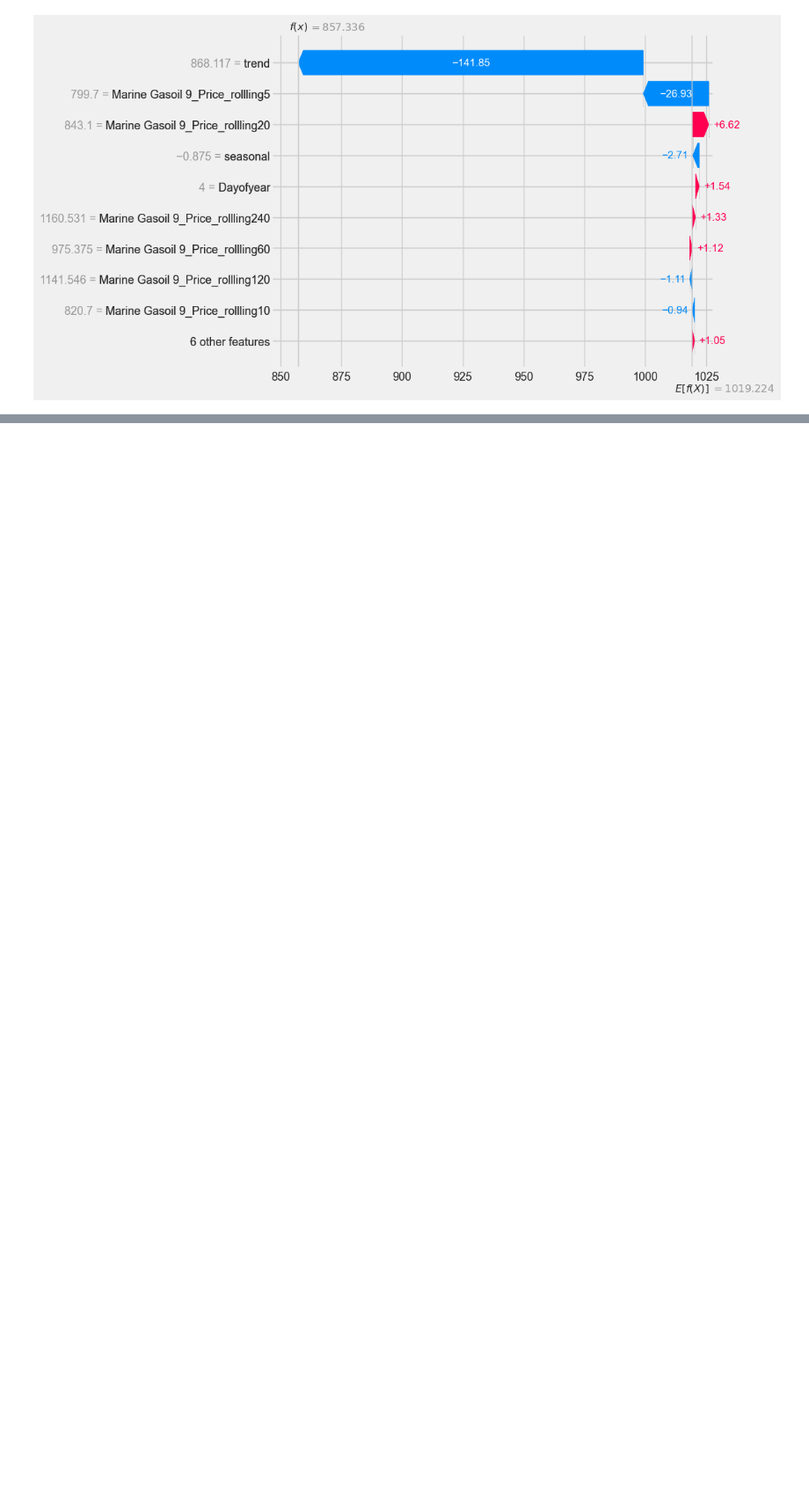
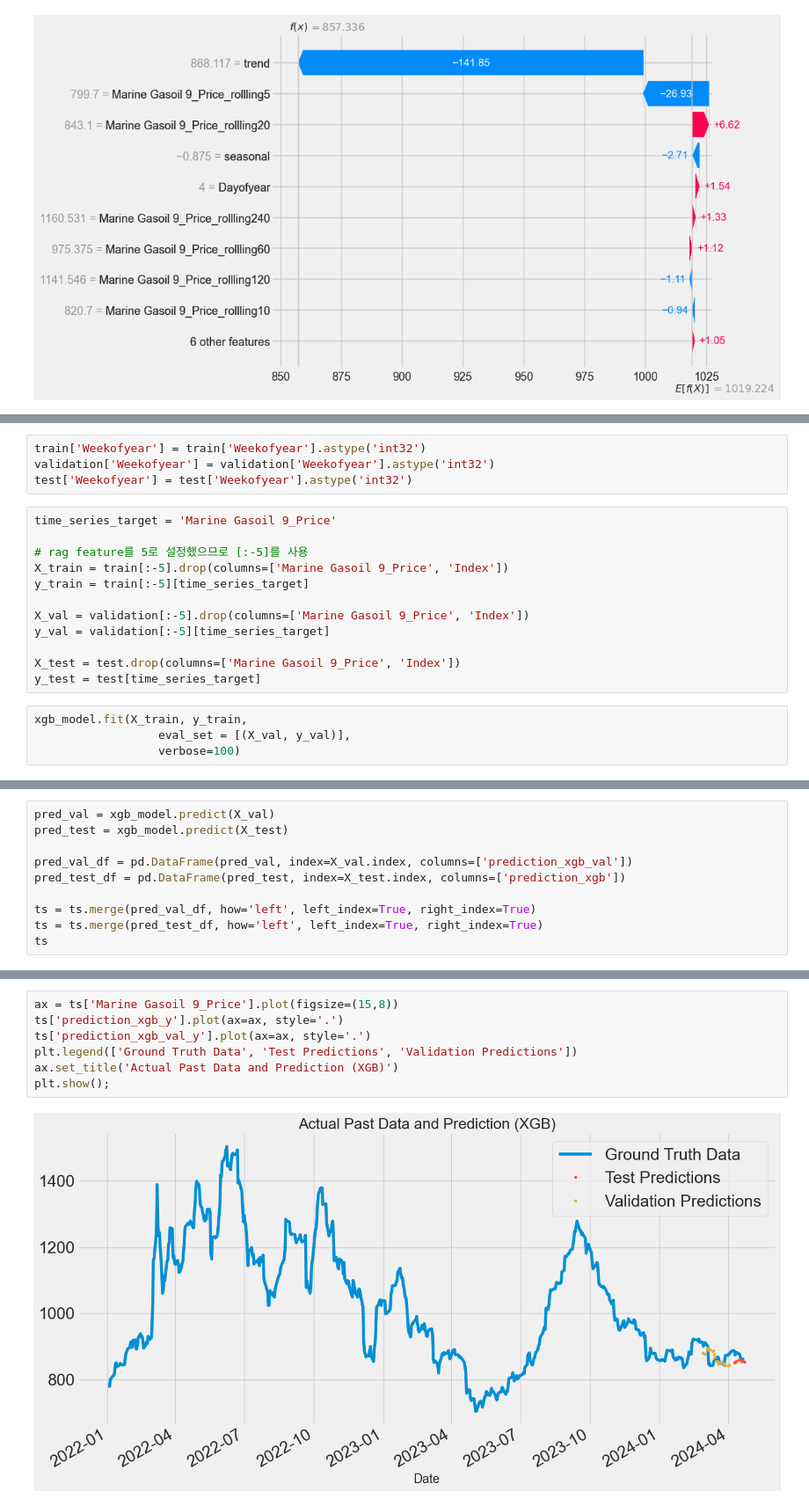
Before and after one commit to Gyu-Ri-Park/aiffel_quest, a Jupyter notebook: AiffelThon/240509_timeseries_ML_xgb.ipynb, the cells around one changed output, grey strips where cells are left out. Shown at 88% size. Saved outputs shown, nothing was run; the diff lists cells and outputs as text; blank space fills up the shorter version.

```diff
--- a/AiffelThon/240509_timeseries_ML_xgb.ipynb
+++ b/AiffelThon/240509_timeseries_ML_xgb.ipynb
@@ -589,0 +603,20 @@ shap.waterfall_plot(shap.Explanation(values=shap_values_xgb[0],
+# %%
+train['Weekofyear'] = train['Weekofyear'].astype('int32')
+validation['Weekofyear'] = validation['Weekofyear'].astype('int32')
+test['Weekofyear'] = test['Weekofyear'].astype('int32')
+# %%
+time_series_target = 'Marine Gasoil 9_Price'
+
+# rag feature를 5로 설정했으므로 [:-5]를 사용
+X_train = train[:-5].drop(columns=['Marine Gasoil 9_Price', 'Index'])
+y_train = train[:-5][time_series_target]
+
+X_val = validation[:-5].drop(columns=['Marine Gasoil 9_Price', 'Index'])
+y_val = validation[:-5][time_series_target]
+
+X_test = test.drop(columns=['Marine Gasoil 9_Price', 'Index'])
+y_test = test[time_series_target]
+# %%
+xgb_model.fit(X_train, y_train,
+                  eval_set = [(X_val, y_val)],
+                  verbose=100)
@@ -589,0 +641,10 @@ shap.waterfall_plot(shap.Explanation(values=shap_values_xgb[0],
+# %%
+pred_val = xgb_model.predict(X_val)
+pred_test = xgb_model.predict(X_test)
+
+pred_val_df = pd.DataFrame(pred_val, index=X_val.index, columns=['prediction_xgb_val'])
+pred_test_df = pd.DataFrame(pred_test, index=X_test.index, columns=['prediction_xgb'])
+
+ts = ts.merge(pred_val_df, how='left', left_index=True, right_index=True)
+ts = ts.merge(pred_test_df, how='left', left_index=True, right_index=True)
+ts
@@ -589,0 +666,9 @@ shap.waterfall_plot(shap.Explanation(values=shap_values_xgb[0],
+# %%
+ax = ts['Marine Gasoil 9_Price'].plot(figsize=(15,8))
+ts['prediction_xgb_y'].plot(ax=ax, style='.')
+ts['prediction_xgb_val_y'].plot(ax=ax, style='.')
+plt.legend(['Ground Truth Data', 'Test Predictions', 'Validation Predictions'])
+ax.set_title('Actual Past Data and Prediction (XGB)')
+plt.show();
+# %% [output]
+[figure, added]
```
Also changed, not shown: parts of 22 cells of this notebook.
